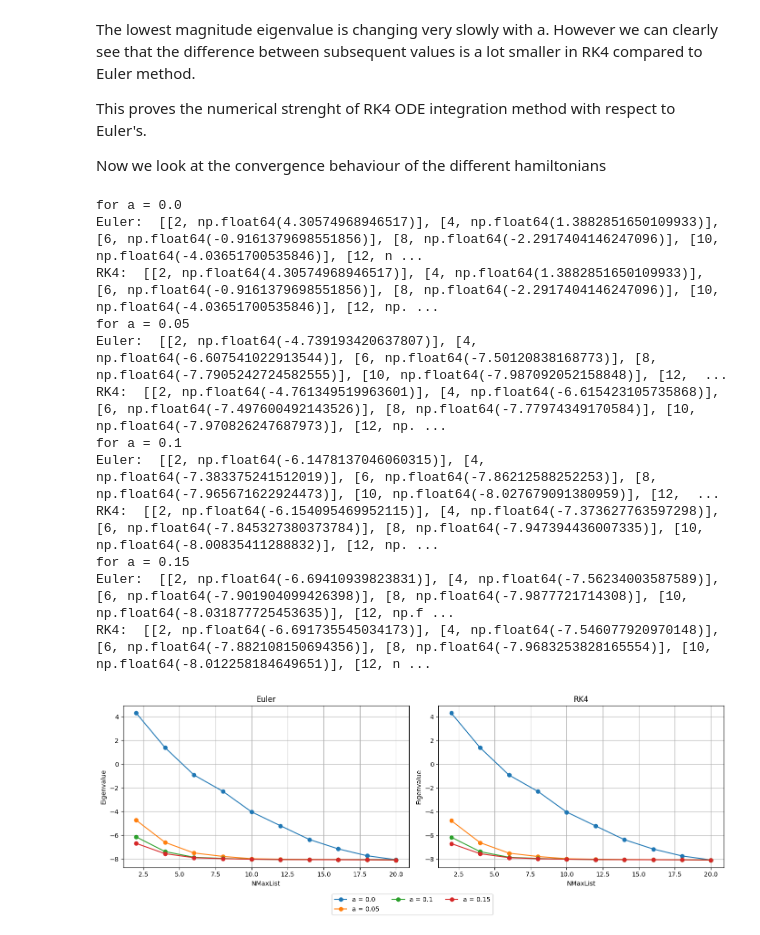
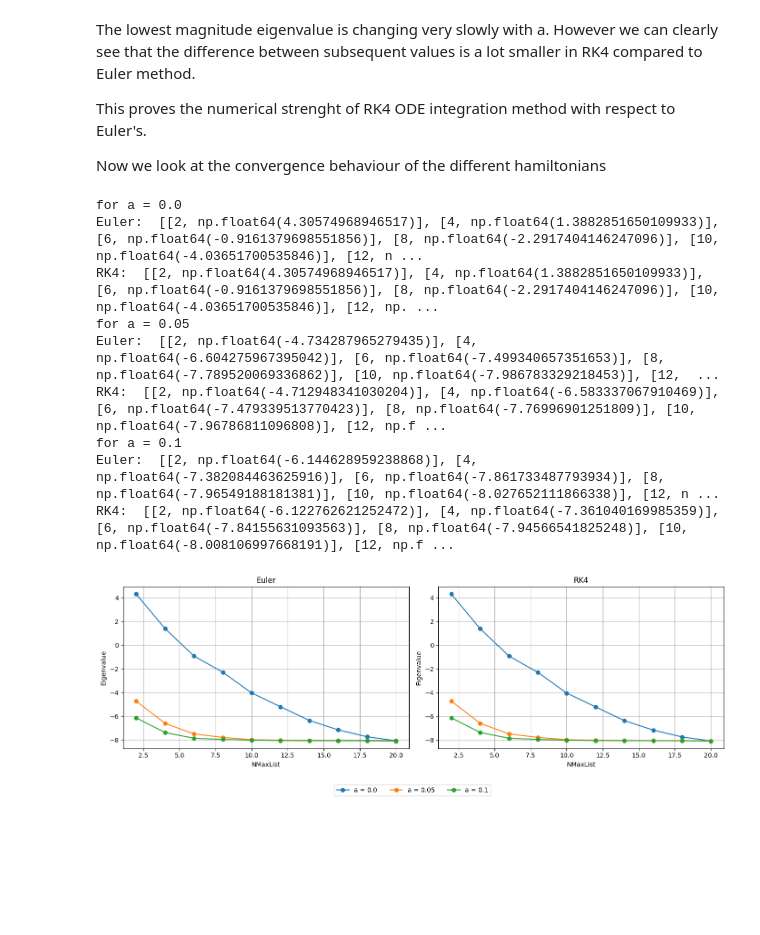
Before and after one commit to enigma7889/Numerical_project, a Jupyter notebook: triton.ipynb, the cells around one changed output. Drawn from its saved outputs; the diff is of its cells as text; code cells hidden in the pictures; blank space fills up the shorter version.

```diff
--- a/triton.ipynb
+++ b/triton.ipynb
@@ -79,7 +79,7 @@ the so-called Euler algorithm.
 
 Here I also implemented the RK4 algorithmm, which has lower order $(o(h^4))$ numerical error, in order to make a comparison between the two methods
 # %%
-# Create an empty SRG evolution storage for each integration method, with initial value VMat
+#create an empty SRG evolution storage for each integration method, with initial value VMat
 VMatEuler = {}
 VMatRK4 = {}
 VMatEuler[0.0] = VMat
@@ -88,11 +88,11 @@ VMatRK4[0.0] = VMat
 a0 = 0.0                                            #initial value
 aDel = 0.0001                                       #integration step
 MatIndexDistance = 0.05                             #distance between indexes of VMatEuler. This must be the same for RK4 and Euler in order for the next code boxes to work!
-IntegrationSteps = int(MatIndexDistance / aDel)     #takes less than one minute and a half with 500 for Euler, with 100 for RK4
+IntegrationSteps = int(MatIndexDistance / aDel)     #takes less than one minute and a half when 500 for Euler and 100 for RK4
 NElements = 3
 
 def euler_integration(a, aDel, IntegrationSteps, MatIndexDistance, rhs):
-    aGrid = np.linspace(a, a + MatIndexDistance, IntegrationSteps + 1)
+    aGrid = np.linspace(a, a + MatIndexDistance, IntegrationSteps)
     HMat = TMat + VMatEuler[a]
 
     for a in aGrid:
@@ -102,17 +102,17 @@ def euler_integration(a, aDel, IntegrationSteps, MatIndexDistance, rhs):
 
     VMatEuler[a] = HMat - TMat
 
-for i in range(NElements + 1):
+for i in range(NElements):
     a = a0 + i * MatIndexDistance
     a = np.round(a, 5)
     euler_integration(a, aDel, IntegrationSteps, MatIndexDistance, srg_rhs)
 
 #better values for RK4 integration
-aDel = 0.001
+aDel = 0.0010
 IntegrationSteps = int(MatIndexDistance / aDel)
 
 def rk4(a, aDel, IntegrationSteps, MatIndexDistance, rhs):
-    aGrid = np.linspace(a, a + MatIndexDistance, IntegrationSteps + 1)
+    aGrid = np.linspace(a, a + MatIndexDistance, IntegrationSteps)
     HMat = TMat + VMatRK4[a]
 
     for a in aGrid:
@@ -126,7 +126,7 @@ def rk4(a, aDel, IntegrationSteps, MatIndexDistance, rhs):
 
     VMatRK4[a] = HMat - TMat
 
-for i in range(NElements + 1):
+for i in range(NElements):
     a = a0 + i * MatIndexDistance
     a = np.round(a, 5)
     rk4(a, aDel, IntegrationSteps, MatIndexDistance, srg_rhs)
@@ -170,24 +170,25 @@ def min_eigenvalue(VMatSRG): #implemented following Robert Roth’s project inst
     Min_Eigenvalue = np.min(FiveLowestMagnitude)
     return Min_Eigenvalue
 
-EigenvalueDiffEuler = []
-EigenvalueDiffRK4 = []
+EigenvalueDifferenceEuler = []
+EigenvalueDifferenceRK4 = []
 
-for i in range(NElements + 1):
+for i in range(NElements):
     a = a0 + i * MatIndexDistance
     a = np.round(a, 5)
 
     print(f"The min eigenvalue in magnitude, corresponding to a = {a} in Euler integration, is: {min_eigenvalue(VMatEuler[a])}")
     print(f"The min eigenvalue in magnitude, corresponding to a = {a} in RK4 integration, is: {min_eigenvalue(VMatRK4[a])}")
     print("\n")
+
     if(a != 0.0):
-        EigenvalueDiffEuler.append(np.abs(min_eigenvalue(VMatEuler[a]) - min_eigenvalue(VMatEuler[np.round(a - MatIndexDistance, 5)])))
-        EigenvalueDiffRK4.append(np.abs(min_eigenvalue(VMatRK4[a]) - min_eigenvalue(VMatRK4[np.round(a - MatIndexDistance, 5)])))
+        EigenvalueDifferenceEuler.append(np.abs(min_eigenvalue(VMatEuler[a]) - min_eigenvalue(VMatEuler[np.round(a - MatIndexDistance, 5)])))
+        EigenvalueDifferenceRK4.append(np.abs(min_eigenvalue(VMatRK4[a]) - min_eigenvalue(VMatRK4[np.round(a - MatIndexDistance, 5)])))
 
-plt.plot(EigenvalueDiffEuler, marker='o', label="Euler")
-plt.plot(EigenvalueDiffRK4, marker='o', label="RK4")
+plt.plot(EigenvalueDifferenceEuler, marker='o', label="Euler")
+plt.plot(EigenvalueDifferenceRK4, marker='o', label="RK4")
 
-plt.xticks(range(len(EigenvalueDiffEuler)))
+plt.xticks(range(len(EigenvalueDifferenceEuler)))
 plt.ylabel("$\Delta$Eigenvalues")
 plt.title("Difference between subsequent eigenvalues")
 plt.legend()
@@ -229,7 +226,7 @@ def min_eigenvalue_submat(dim, VMatSRG):
     return Min_Eigenvalue
 
 # Find minimum eigenvalue for each submatrix
-for i in range(NElements + 1):
+for i in range(NElements):
     a = a0 + i * MatIndexDistance
     a = np.round(a, 5)
     print(f"for a = {a}")
@@ -247,41 +244,38 @@ for i in range(NElements + 1):
     print("RK4: ", EEListRK4[a])
 
 # Plot the obtained lists
-fig, axes = plt.subplots(1, 2, figsize=(14, 5))
+figure, axes = plt.subplots(1, 2, figsize=(14, 5))
 
-for i in range(NElements + 1):
+for i in range(NElements):
     a = a0 + i * MatIndexDistance
     a = np.round(a, 5)
 
     x, y = zip(*EEListEuler[a])
     axes[0].plot(x, y, label=f"a = {a}", marker='o')
 
     x, y = zip(*EEListRK4[a])
     axes[1].plot(x, y, label=f"a = {a}", marker='o')
 
 axes[0].set_title("Euler")
 axes[1].set_title("RK4")
 
 for ax in axes:
     ax.set_xlabel("NMaxList")
     ax.set_ylabel("Eigenvalue")
     ax.grid(True)
 
 handles, labels = axes[0].get_legend_handles_labels()
-fig.legend(handles, labels, loc="lower center", ncol=3)
+figure.legend(handles, labels, loc="lower center", ncol=3)
 plt.tight_layout(rect=[0, 0.1, 1, 1])
 plt.show()
 # %% [output]
 for a = 0.0
 Euler:  [[2, np.float64(4.30574968946517)], [4, np.float64(1.3882851650109933)], [6, np.float64(-0.9161379698551856)], [8, np.float64(-2.2917404146247096)], [10, np.float64(-4.03651700535846)], [12, n ...
 RK4:  [[2, np.float64(4.30574968946517)], [4, np.float64(1.3882851650109933)], [6, np.float64(-0.9161379698551856)], [8, np.float64(-2.2917404146247096)], [10, np.float64(-4.03651700535846)], [12, np. ...
 for a = 0.05
-Euler:  [[2, np.float64(-4.739193420637807)], [4, np.float64(-6.607541022913544)], [6, np.float64(-7.50120838168773)], [8, np.float64(-7.7905242724582555)], [10, np.float64(-7.987092052158848)], [12,  ...
-RK4:  [[2, np.float64(-4.761349519963601)], [4, np.float64(-6.615423105735868)], [6, np.float64(-7.497600492143526)], [8, np.float64(-7.77974349170584)], [10, np.float64(-7.970826247687973)], [12, np. ...
+Euler:  [[2, np.float64(-4.734287965279435)], [4, np.float64(-6.604275967395042)], [6, np.float64(-7.499340657351653)], [8, np.float64(-7.789520069336862)], [10, np.float64(-7.986783329218453)], [12,  ...
+RK4:  [[2, np.float64(-4.712948341030204)], [4, np.float64(-6.583337067910469)], [6, np.float64(-7.479339513770423)], [8, np.float64(-7.76996901251809)], [10, np.float64(-7.96786811096808)], [12, np.f ...
 for a = 0.1
-Euler:  [[2, np.float64(-6.1478137046060315)], [4, np.float64(-7.383375241512019)], [6, np.float64(-7.86212588252253)], [8, np.float64(-7.965671622924473)], [10, np.float64(-8.027679091380959)], [12,  ...
-RK4:  [[2, np.float64(-6.154095469952115)], [4, np.float64(-7.373627763597298)], [6, np.float64(-7.845327380373784)], [8, np.float64(-7.947394436007335)], [10, np.float64(-8.00835411288832)], [12, np. ...
-for a = 0.15
-Euler:  [[2, np.float64(-6.69410939823831)], [4, np.float64(-7.56234003587589)], [6, np.float64(-7.901904099426398)], [8, np.float64(-7.9877721714308)], [10, np.float64(-8.031877725453635)], [12, np.f ...
-RK4:  [[2, np.float64(-6.691735545034173)], [4, np.float64(-7.546077920970148)], [6, np.float64(-7.882108150694356)], [8, np.float64(-7.9683253828165554)], [10, np.float64(-8.012258184649651)], [12, n ...
+Euler:  [[2, np.float64(-6.144628959238868)], [4, np.float64(-7.382084463625916)], [6, np.float64(-7.861733487793934)], [8, np.float64(-7.96549188181381)], [10, np.float64(-8.027652111866338)], [12, n ...
+RK4:  [[2, np.float64(-6.122762621252472)], [4, np.float64(-7.361040169985359)], [6, np.float64(-7.84155631093563)], [8, np.float64(-7.94566541825248)], [10, np.float64(-8.008106997668191)], [12, np.f ...
-[figure, old version]
+[figure, new version]
```
Also changed, not shown: parts of 2 cells of this notebook.
